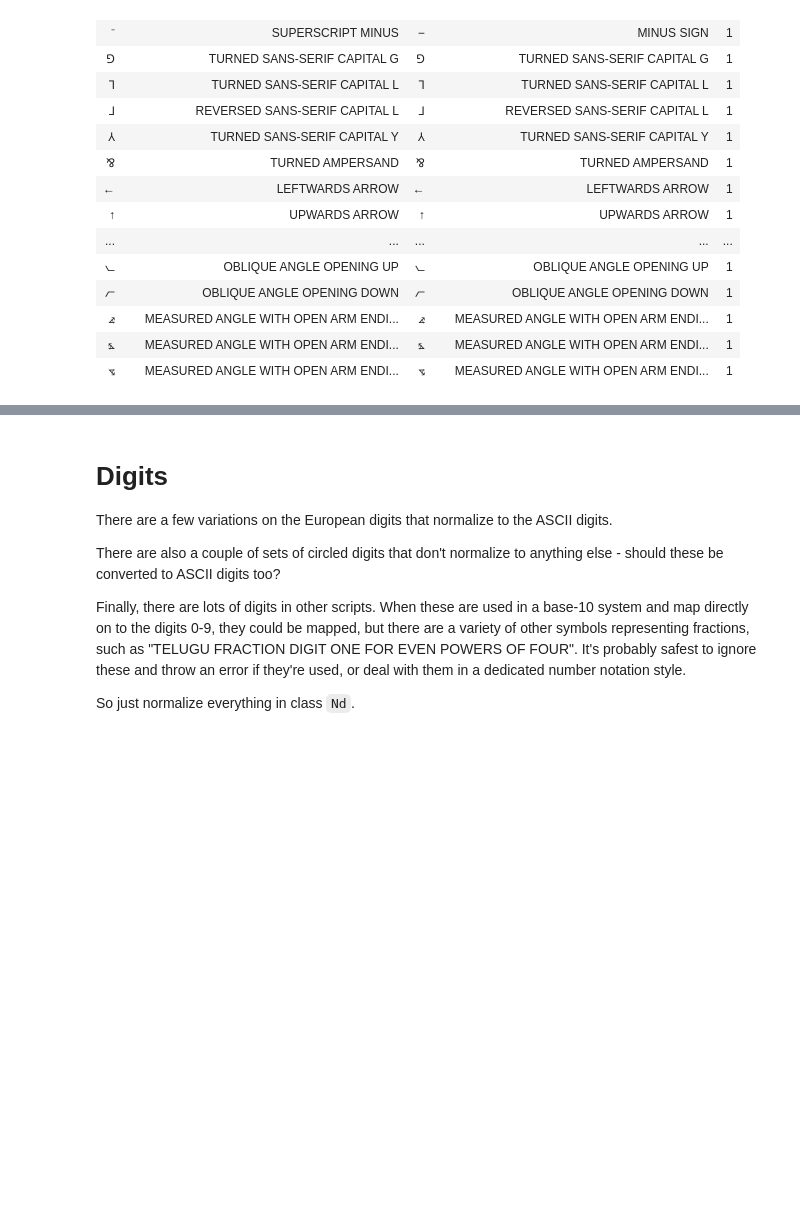
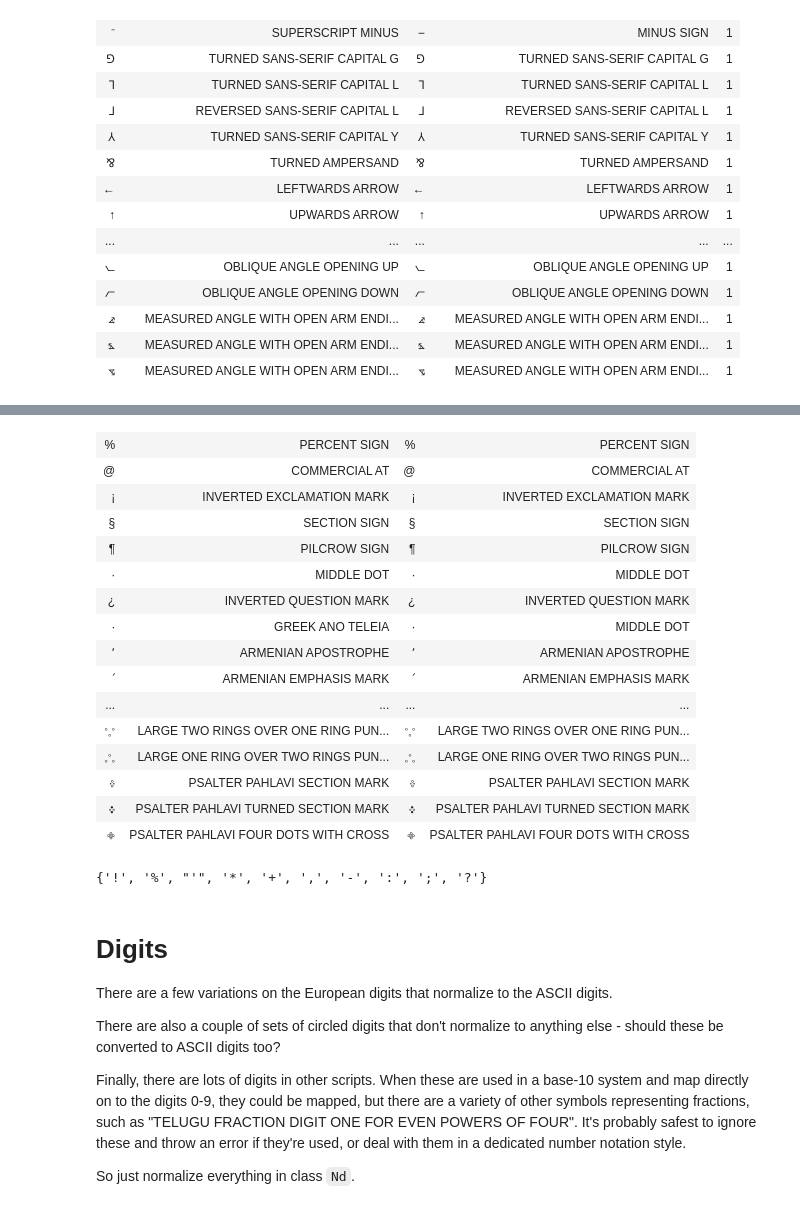
Before and after one commit to numbas/unicode-math-normalization, a Jupyter notebook: unicode-math-mapping.ipynb, the cells around one changed output, grey strips where cells are left out. Saved outputs shown, nothing was run; the diff lists cells and outputs as text; code cells hidden in the pictures; blank space fills up the shorter version.

```diff
--- a/unicode-math-mapping.ipynb
+++ b/unicode-math-mapping.ipynb
@@ -277,0 +415,24 @@ def unrecognised_punctuation():
+# %%
+bracket_mapping = {}
+
+with open('brackets.tsv') as f:
+    for row in f.read().strip().split('\n')[1:]:
+        bits = row.split('\t')
+        c = bits[0]
+        try:
+            alias = bits[4]
+        except IndexError:
+            continue
+        bracket_mapping[c] = [alias, []]
+
+with open(output_dir / 'brackets.json','w') as f:
+    json.dump(bracket_mapping, f, indent=4)
+# %%
+left_parentheses =  "(❨❪⟮﹙（﴾⦅｟"
+
+right_parentheses = ")﹚）❩❫﴿⟯⦆｠"
+
+for c in left_parentheses + right_parentheses:
+    n = unicodedata.normalize('NFKD',c)
+    if not (c in characters or n in characters or c in bracket_mapping):
+        print(c, unicodedata.name(c), unicodedata.category(c))
@@ -277,0 +449,25 @@ def unrecognised_punctuation():
+# %%
+@tsv_symbols(tmp_dir / 'unedited-Po.tsv', headers=['Character', 'Name', 'Normalised Character', 'Normalised Name'])
+@table
+def unrecognised_po():
+    for c in unicode_category['Po']:
+        n = unicodedata.normalize('NFKC',c)
+        if not (c in characters or n in characters):
+            yield (c, unicodedata.name(c), n, unicodedata.name(n[0]))
+# %% [output]
+| % | PERCENT SIGN | % | PERCENT SIGN |
+| @ | COMMERCIAL AT | @ | COMMERCIAL AT |
+| ¡ | INVERTED EXCLAMATION MARK | ¡ | INVERTED EXCLAMATION MARK |
+| § | SECTION SIGN | § | SECTION SIGN |
+| ¶ | PILCROW SIGN | ¶ | PILCROW SIGN |
+| · | MIDDLE DOT | · | MIDDLE DOT |
+| ¿ | INVERTED QUESTION MARK | ¿ | INVERTED QUESTION MARK |
+| · | GREEK ANO TELEIA | · | MIDDLE DOT |
+| ՚ | ARMENIAN APOSTROPHE | ՚ | ARMENIAN APOSTROPHE |
+| ՛ | ARMENIAN EMPHASIS MARK | ՛ | ARMENIAN EMPHASIS MARK |
+| ... | ... | ... | ... |
+| 𐬾 | LARGE TWO RINGS OVER ONE RING PUN... | 𐬾 | LARGE TWO RINGS OVER ONE RING PUN... |
+| 𐬿 | LARGE ONE RING OVER TWO RINGS PUN... | 𐬿 | LARGE ONE RING OVER TWO RINGS PUN... |
+| 𐮙 | PSALTER PAHLAVI SECTION MARK | 𐮙 | PSALTER PAHLAVI SECTION MARK |
+| 𐮚 | PSALTER PAHLAVI TURNED SECTION MARK | 𐮚 | PSALTER PAHLAVI TURNED SECTION MARK |
+| 𐮛 | PSALTER PAHLAVI FOUR DOTS WITH CROSS | 𐮛 | PSALTER PAHLAVI FOUR DOTS WITH CROSS |
@@ -278,3 +489,7 @@ def unrecognised_punctuation():
+# %%
+set(v for v,_ in Po_mapping.values())
+# %% [output]
+{'!', '%', "'", '*', '+', ',', '-', ':', ';', '?'}
 # %% [markdown]
 # Digits
 
```
Also changed, not shown: parts of 13 cells of this notebook, 6 other files.
